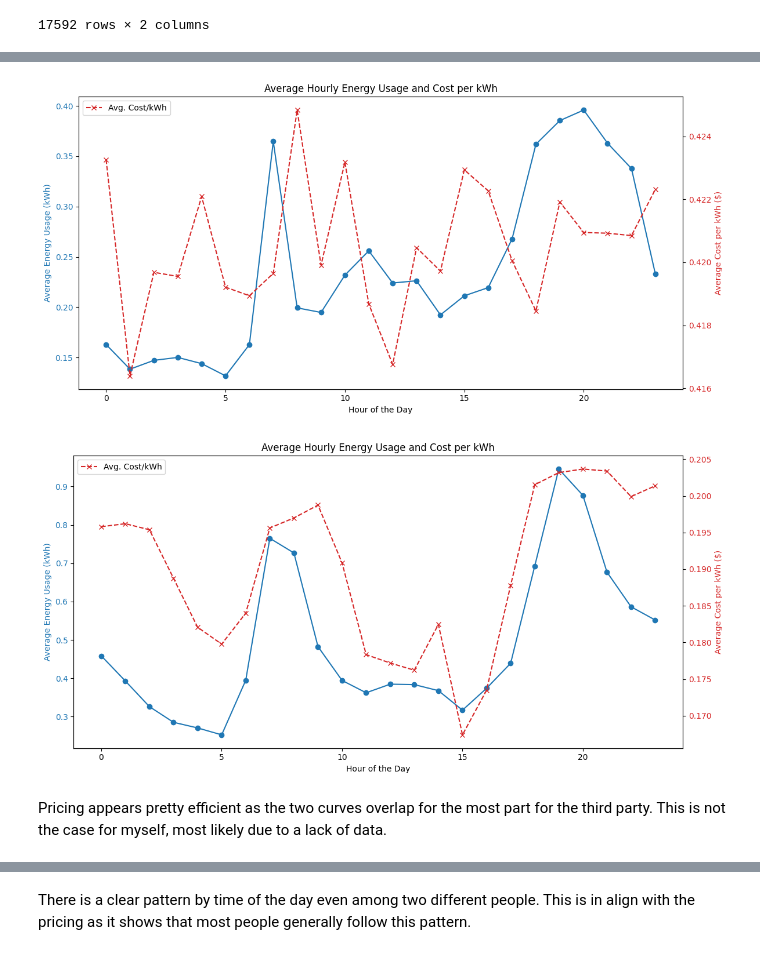
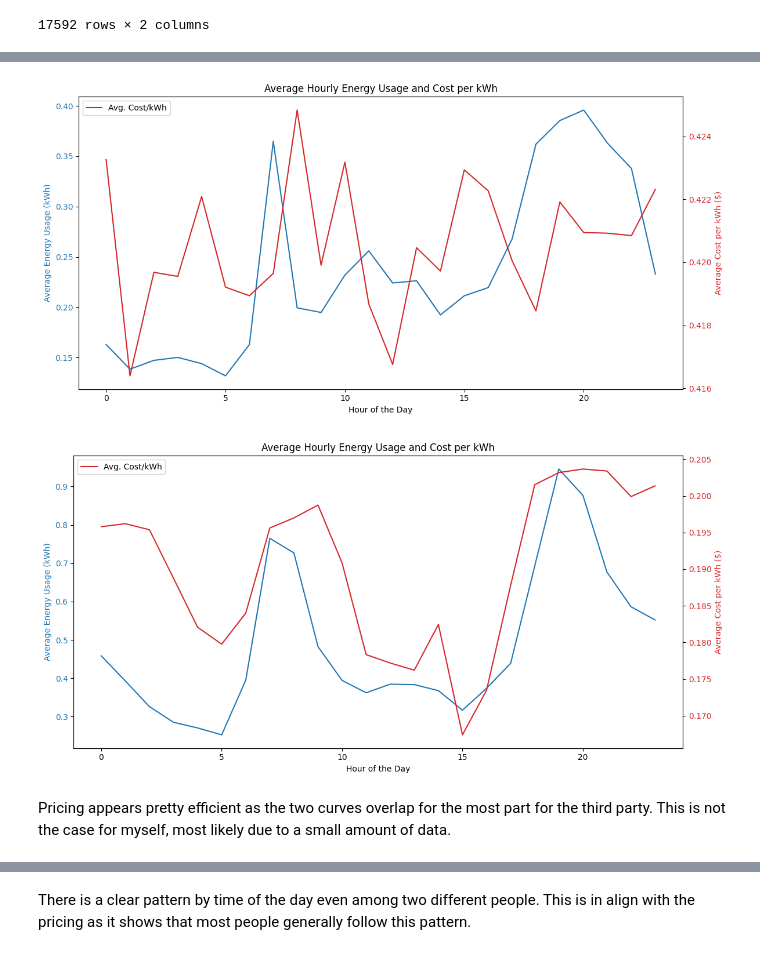
Before and after one commit to ConstantinVictorBeatErtel/energypricer, a Jupyter notebook: energy_efficiency_prediction.ipynb, the cells around one changed output, grey strips where cells are left out. Cells and saved outputs as stored; diff of their text form; code cells hidden in the pictures.

```diff
--- a/energy_efficiency_prediction.ipynb
+++ b/energy_efficiency_prediction.ipynb
@@ -296,53 +305,49 @@ See the caveats in the documentation: https://pandas.pydata.org/pandas-docs/stab
 # %%
 fig, ax1 = plt.subplots(figsize=(12, 6))
 
-# Plotting average energy usage
-color = 'tab:blue'
-ax1.set_xlabel('Hour of the Day')
-ax1.set_ylabel('Average Energy Usage (kWh)', color=color)
-ax1.plot(personal_average_usage_per_hour.index, personal_average_usage_per_hour, color=color, marker='o', label='Avg. Usage')
+#Plotting average energy usage
+color = "tab:blue"
+ax1.set_xlabel("Hour of the Day")
+ax1.set_ylabel("Average Energy Usage (kWh)", color=color)
+ax1.plot(personal_average_usage_per_hour.index, personal_average_usage_per_hour, color=color, label="Avg. Usage")
 ax1.tick_params(axis='y', labelcolor=color)
 
-# Create a second y-axis for the average cost per kWh
+#Create a second y-axis for the average cost per kWh
 ax2 = ax1.twinx()
-color = 'tab:red'
-ax2.set_ylabel('Average Cost per kWh ($)', color=color)
-ax2.plot(personal_average_cost_per_kWh_per_hour.index, personal_average_cost_per_kWh_per_hour, color=color, linestyle='--', marker='x', label='Avg. Cost/kWh')
-ax2.tick_params(axis='y', labelcolor=color)
-
-# Title and layout adjustments
-plt.title('Average Hourly Energy Usage and Cost per kWh')
-plt.legend(loc='upper left')
+color = "tab:red"
+ax2.set_ylabel("Average Cost per kWh ($)", color=color)
+ax2.plot(personal_average_cost_per_kWh_per_hour.index, personal_average_cost_per_kWh_per_hour, color=color, label="Avg. Cost/kWh")
+ax2.tick_params(axis="y", labelcolor=color)
+plt.title("Average Hourly Energy Usage and Cost per kWh")
+plt.legend(loc="upper left")
 fig.tight_layout()
 
 plt.show()
 # %% [output]
-[figure, old version]
+[figure, new version]
 # %%
 fig, ax1 = plt.subplots(figsize=(12, 6))
 
-# Plotting average energy usage
-color = 'tab:blue'
-ax1.set_xlabel('Hour of the Day')
-ax1.set_ylabel('Average Energy Usage (kWh)', color=color)
-ax1.plot(third_average_usage_per_hour.index, third_average_usage_per_hour, color=color, marker='o', label='Avg. Usage')
+#Plotting average energy usage
+color = "tab:blue"
+ax1.set_xlabel("Hour of the Day")
+ax1.set_ylabel("Average Energy Usage (kWh)", color=color)
+ax1.plot(third_average_usage_per_hour.index, third_average_usage_per_hour, color=color, label="Avg. Usage")
 ax1.tick_params(axis='y', labelcolor=color)
 
-# Create a second y-axis for the average cost per kWh
+#Create a second y-axis for the average cost per kWh
 ax2 = ax1.twinx()
-color = 'tab:red'
-ax2.set_ylabel('Average Cost per kWh ($)', color=color)
-ax2.plot(third_average_cost_per_kWh_per_hour.index, third_average_cost_per_kWh_per_hour, color=color, linestyle='--', marker='x', label='Avg. Cost/kWh')
-ax2.tick_params(axis='y', labelcolor=color)
-
-# Title and layout adjustments
-plt.title('Average Hourly Energy Usage and Cost per kWh')
-plt.legend(loc='upper left')
+color = "tab:red"
+ax2.set_ylabel("Average Cost per kWh ($)", color=color)
+ax2.plot(third_average_cost_per_kWh_per_hour.index, third_average_cost_per_kWh_per_hour, color=color, label="Avg. Cost/kWh")
+ax2.tick_params(axis="y", labelcolor=color)
+plt.title("Average Hourly Energy Usage and Cost per kWh")
+plt.legend(loc="upper left")
 fig.tight_layout()
 
 plt.show()
 # %% [output]
-[figure, old version]
+[figure, new version]
 # %% [markdown]
-Pricing appears pretty efficient as the two curves overlap for the most part for the third party. This is not the case for myself, most likely due to a lack of data.
+Pricing appears pretty efficient as the two curves overlap for the most part for the third party. This is not the case for myself, most likely due to a small amount of data.
 # %%
```
Also changed, not shown: parts of 33 cells of this notebook.
